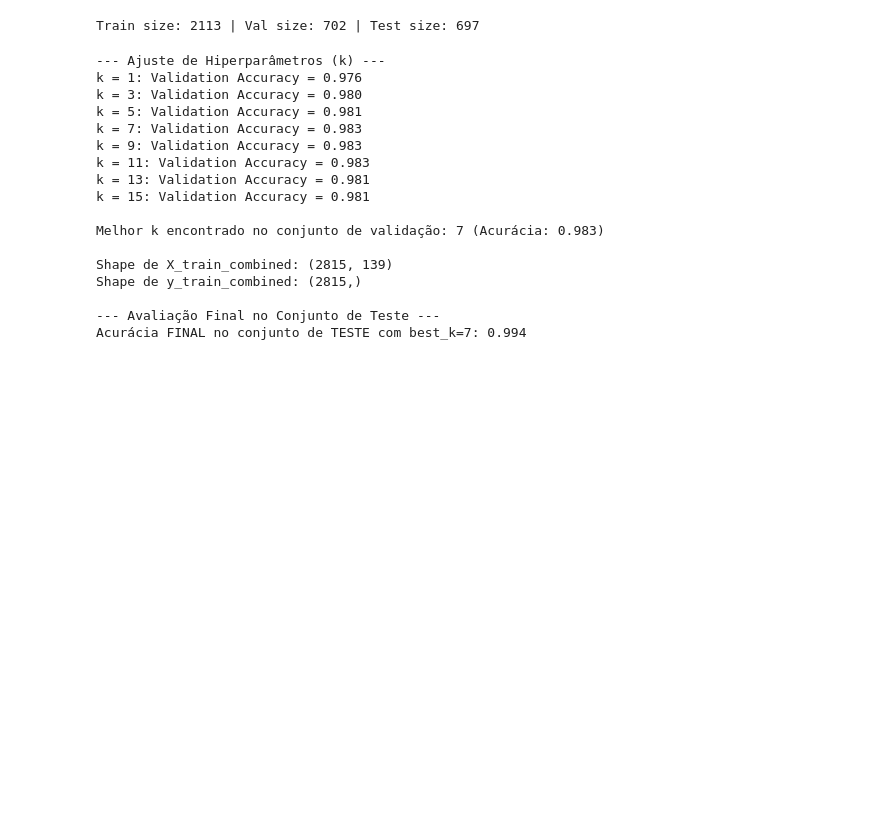
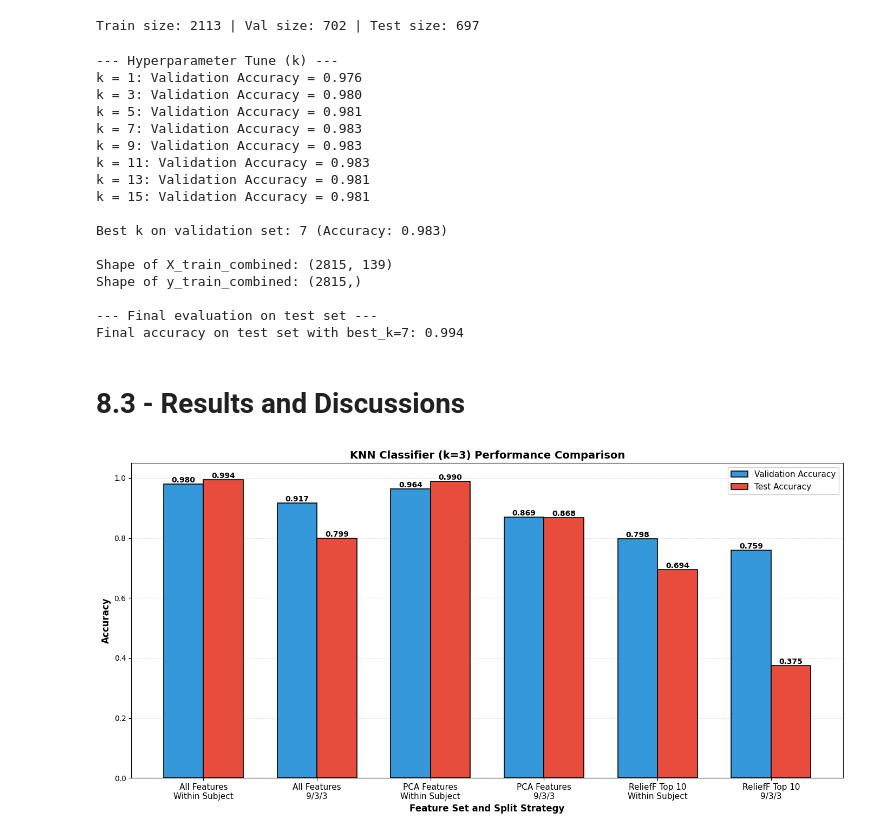
Before and after one commit to MiguelAnt17/detection_of_humans_activities, a Jupyter notebook: MiguelAntonio_2022237621.ipynb, the cells around one changed output. Drawn from its saved outputs; the diff is of its cells as text; code cells hidden in the pictures; blank space fills up the shorter version.

Commit message:
KNN Results - plot

```diff
--- a/MiguelAntonio_2022237621.ipynb
+++ b/MiguelAntonio_2022237621.ipynb
@@ -2451,7 +2448,7 @@ best_k = -1
 best_val_accuracy = -1.0
 distance_metric = 'euclidean'
 
-print("--- Ajuste de Hiperparâmetros (k) ---")
+print("--- Hyperparameter Tune (k) ---")
 for k in k_values:
     val_accuracy = knn_score(X_train, y_train, X_val, y_val, k=k, distance_metric=distance_metric)
     print(f"k = {k}: Validation Accuracy = {val_accuracy:.3f}")
@@ -2460,21 +2457,21 @@ for k in k_values:
         best_val_accuracy = val_accuracy
         best_k = k
 
-print(f"\nMelhor k encontrado no conjunto de validação: {best_k} (Acurácia: {best_val_accuracy:.3f})")
+print(f"\nBest k on validation set: {best_k} (Accuracy: {best_val_accuracy:.3f})")
 
 X_train_combined = np.vstack((X_train,X_val))
 y_train_combined = np.concatenate((y_train,y_val))
 
-print(f"\nShape de X_train_combined: {X_train_combined.shape}")
-print(f"Shape de y_train_combined: {y_train_combined.shape}")
+print(f"\nShape of X_train_combined: {X_train_combined.shape}")
+print(f"Shape of y_train_combined: {y_train_combined.shape}")
 
 
-print("\n--- Avaliação Final no Conjunto de Teste ---")
+print("\n--- Final evaluation on test set ---")
 final_test_accuracy = knn_score(X_train_combined, y_train_combined, X_test, y_test, k=best_k, distance_metric=distance_metric)
 
-print(f"Acurácia FINAL no conjunto de TESTE com best_k={best_k}: {final_test_accuracy:.3f}")
+print(f"Final accuracy on test set with best_k={best_k}: {final_test_accuracy:.3f}")
 # %% [output]
---- Ajuste de Hiperparâmetros (k) ---
+--- Hyperparameter Tune (k) ---
 k = 1: Validation Accuracy = 0.976
 k = 3: Validation Accuracy = 0.980
 k = 5: Validation Accuracy = 0.981
@@ -2484,10 +2481,53 @@ k = 11: Validation Accuracy = 0.983
 k = 13: Validation Accuracy = 0.981
 k = 15: Validation Accuracy = 0.981
 
-Melhor k encontrado no conjunto de validação: 7 (Acurácia: 0.983)
+Best k on validation set: 7 (Accuracy: 0.983)
 
-Shape de X_train_combined: (2815, 139)
-Shape de y_train_combined: (2815,)
+Shape of X_train_combined: (2815, 139)
+Shape of y_train_combined: (2815,)
 
---- Avaliação Final no Conjunto de Teste ---
-Acurácia FINAL no conjunto de TESTE com best_k=7: 0.994
+--- Final evaluation on test set ---
+Final accuracy on test set with best_k=7: 0.994
+# %% [markdown]
+# 8.3 - Results and Discussions
+# %%
+feature_sets = ['All Features\nWithin Subject', 'All Features\n9/3/3',
+                'PCA Features\nWithin Subject', 'PCA Features\n9/3/3',
+                'ReliefF Top 10\nWithin Subject', 'ReliefF Top 10\n9/3/3']
+
+validation_acc = [0.980, 0.917, 0.964, 0.869, 0.798, 0.759]
+test_acc = [0.994, 0.799, 0.990, 0.868, 0.694, 0.375]
+
+x = np.arange(len(feature_sets))
+width = 0.35
+
+fig, ax = plt.subplots(figsize=(14, 7))
+
+bars1 = ax.bar(x - width/2, validation_acc, width, label='Validation Accuracy',
+               color='#3498db', edgecolor='black', linewidth=1.2)
+bars2 = ax.bar(x + width/2, test_acc, width, label='Test Accuracy',
+               color='#e74c3c', edgecolor='black', linewidth=1.2)
+
+for bars in [bars1, bars2]:
+    for bar in bars:
+        height = bar.get_height()
+        ax.text(bar.get_x() + bar.get_width()/2., height,
+                f'{height:.3f}',
+                ha='center', va='bottom', fontsize=10, fontweight='bold')
+
+ax.set_xlabel('Feature Set and Split Strategy', fontsize=12, fontweight='bold')
+ax.set_ylabel('Accuracy', fontsize=12, fontweight='bold')
+ax.set_title('KNN Classifier (k=3) Performance Comparison', fontsize=14, fontweight='bold')
+ax.set_xticks(x)
+ax.set_xticklabels(feature_sets, fontsize=11)
+ax.set_ylim(0, 1.05)
+
+ax.grid(axis='y', alpha=0.3, linestyle='--')
+ax.set_axisbelow(True)
+
+ax.legend(fontsize=11, loc='upper right', framealpha=0.9)
+
+plt.tight_layout()
+plt.show()
+# %% [output]
+[figure, added]
```
Also changed, not shown: parts of 3 cells of this notebook.
